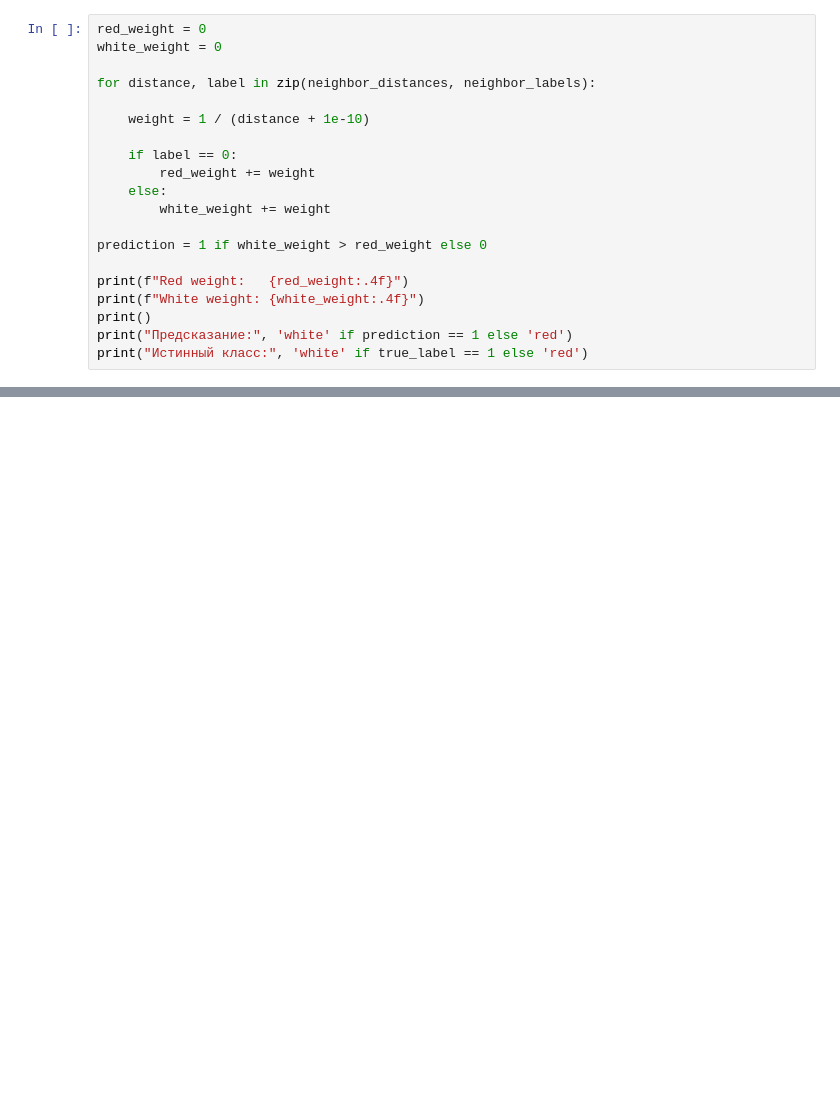
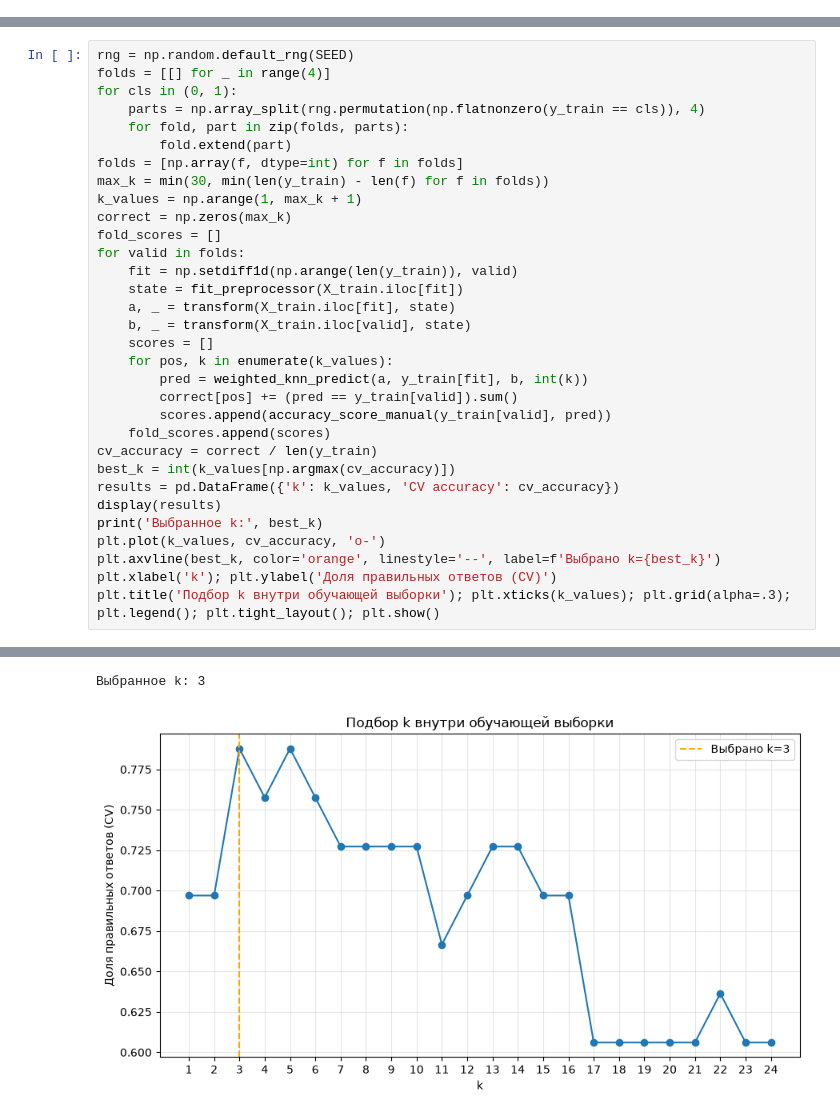
Before and after one commit to Vas1lyev/isit, a Jupyter notebook: pr1/Practice_1.ipynb, the cells around one changed output, grey strips where cells are left out. Cells and saved outputs as stored; diff of their text form; blank space fills up the shorter version.

```diff
--- a/pr1/Practice_1.ipynb
+++ b/pr1/Practice_1.ipynb
@@ -489,20 +0,0 @@ plt.show()
-# %%
-red_weight = 0
-white_weight = 0
-
-for distance, label in zip(neighbor_distances, neighbor_labels):
-
-    weight = 1 / (distance + 1e-10)
-
-    if label == 0:
-        red_weight += weight
-    else:
-        white_weight += weight
-
-prediction = 1 if white_weight > red_weight else 0
-
-print(f"Red weight:   {red_weight:.4f}")
-print(f"White weight: {white_weight:.4f}")
-print()
-print("Предсказание:", 'white' if prediction == 1 else 'red')
-print("Истинный класс:", 'white' if true_label == 1 else 'red')
@@ -601,0 +196,33 @@ plt.show()
+# %%
+rng = np.random.default_rng(SEED)
+folds = [[] for _ in range(4)]
+for cls in (0, 1):
+    parts = np.array_split(rng.permutation(np.flatnonzero(y_train == cls)), 4)
+    for fold, part in zip(folds, parts):
+        fold.extend(part)
+folds = [np.array(f, dtype=int) for f in folds]
+max_k = min(30, min(len(y_train) - len(f) for f in folds))
+k_values = np.arange(1, max_k + 1)
+correct = np.zeros(max_k)
+fold_scores = []
+for valid in folds:
+    fit = np.setdiff1d(np.arange(len(y_train)), valid)
+    state = fit_preprocessor(X_train.iloc[fit])
+    a, _ = transform(X_train.iloc[fit], state)
+    b, _ = transform(X_train.iloc[valid], state)
+    scores = []
+    for pos, k in enumerate(k_values):
+        pred = weighted_knn_predict(a, y_train[fit], b, int(k))
+        correct[pos] += (pred == y_train[valid]).sum()
+        scores.append(accuracy_score_manual(y_train[valid], pred))
+    fold_scores.append(scores)
+cv_accuracy = correct / len(y_train)
+best_k = int(k_values[np.argmax(cv_accuracy)])
+results = pd.DataFrame({'k': k_values, 'CV accuracy': cv_accuracy})
+display(results)
+print('Выбранное k:', best_k)
+plt.plot(k_values, cv_accuracy, 'o-')
+plt.axvline(best_k, color='orange', linestyle='--', label=f'Выбрано k={best_k}')
+plt.xlabel('k'); plt.ylabel('Доля правильных ответов (CV)')
+plt.title('Подбор k внутри обучающей выборки'); plt.xticks(k_values); plt.grid(alpha=.3); plt.legend(); plt.tight_layout(); plt.show()
+# %% [output]
@@ -601,0 +246,2 @@ plt.show()
+Выбранное k: 3
+[figure, added]
```
Also changed, not shown: parts of 64 cells of this notebook, 16 other files.
